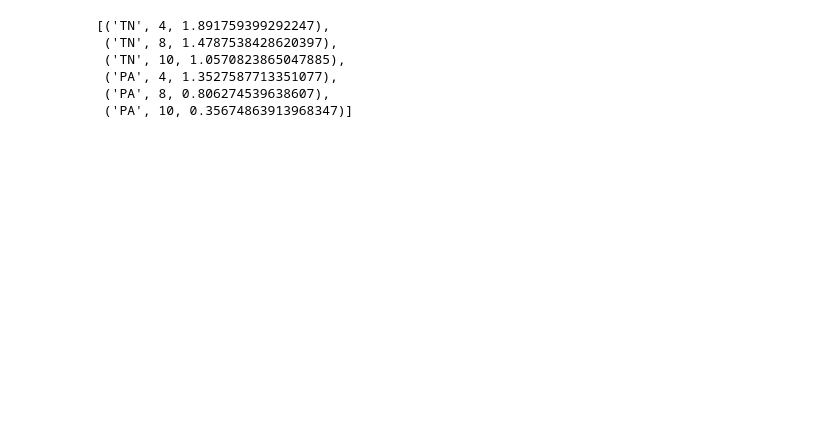
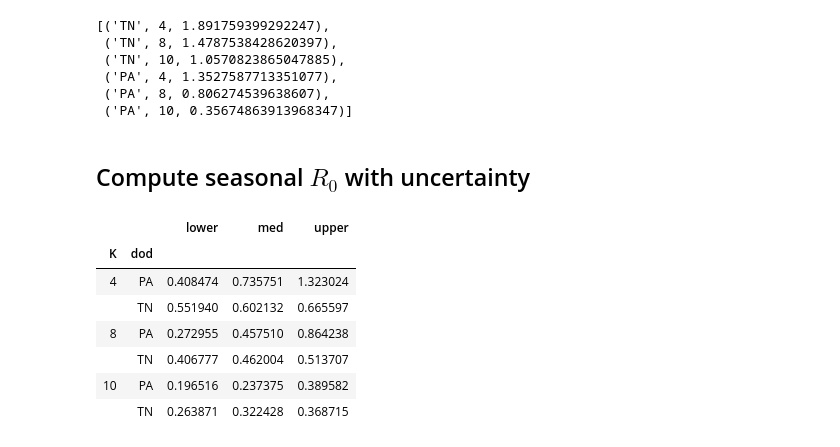
Before and after one commit to mqwilber/bd_seasonality, a Jupyter notebook: code/model_analysis.ipynb, the cells around one changed output. Saved outputs shown, nothing was run; the diff lists cells and outputs as text; code cells hidden in the pictures; blank space fills up the shorter version.

```diff
--- a/code/model_analysis.ipynb
+++ b/code/model_analysis.ipynb
@@ -901,3 +912,5 @@ seasonal_R0_values
  ('PA', 4, 1.3527587713351077),
  ('PA', 8, 0.806274539638607),
  ('PA', 10, 0.35674863913968347)]
+# %% [markdown]
+## Compute seasonal $R_0$ with uncertainty
@@ -903,0 +1031,22 @@ seasonal_R0_values
+# %%
+R0_df = pd.DataFrame(seasonal_R0_values, columns=['dod', 'K', 'R0'])
+# %%
+# Show the upper and lower quartiles around seasonal R0
+def agg_fxn(x):
+
+    nms = {'lower': stats.scoreatpercentile(x.R0.values, 25),
+           'med': stats.scoreatpercentile(x.R0.values, 50),
+           'upper': stats.scoreatpercentile(x.R0.values, 75)}
+
+    return(pd.Series(nms, index=['lower', 'med', 'upper']))
+
+R0_df.groupby(['K', 'dod']).apply(agg_fxn)
+# %% [output]
+|  |  | lower | med | upper |
+| K | dod |  |  |  |
+| 4 | PA | 0.408474 | 0.735751 | 1.323024 |
+|  | TN | 0.551940 | 0.602132 | 0.665597 |
+| 8 | PA | 0.272955 | 0.457510 | 0.864238 |
+|  | TN | 0.406777 | 0.462004 | 0.513707 |
+| 10 | PA | 0.196516 | 0.237375 | 0.389582 |
+|  | TN | 0.263871 | 0.322428 | 0.368715 |
```
Also changed, not shown: parts of 7 cells of this notebook, 4 other files.
